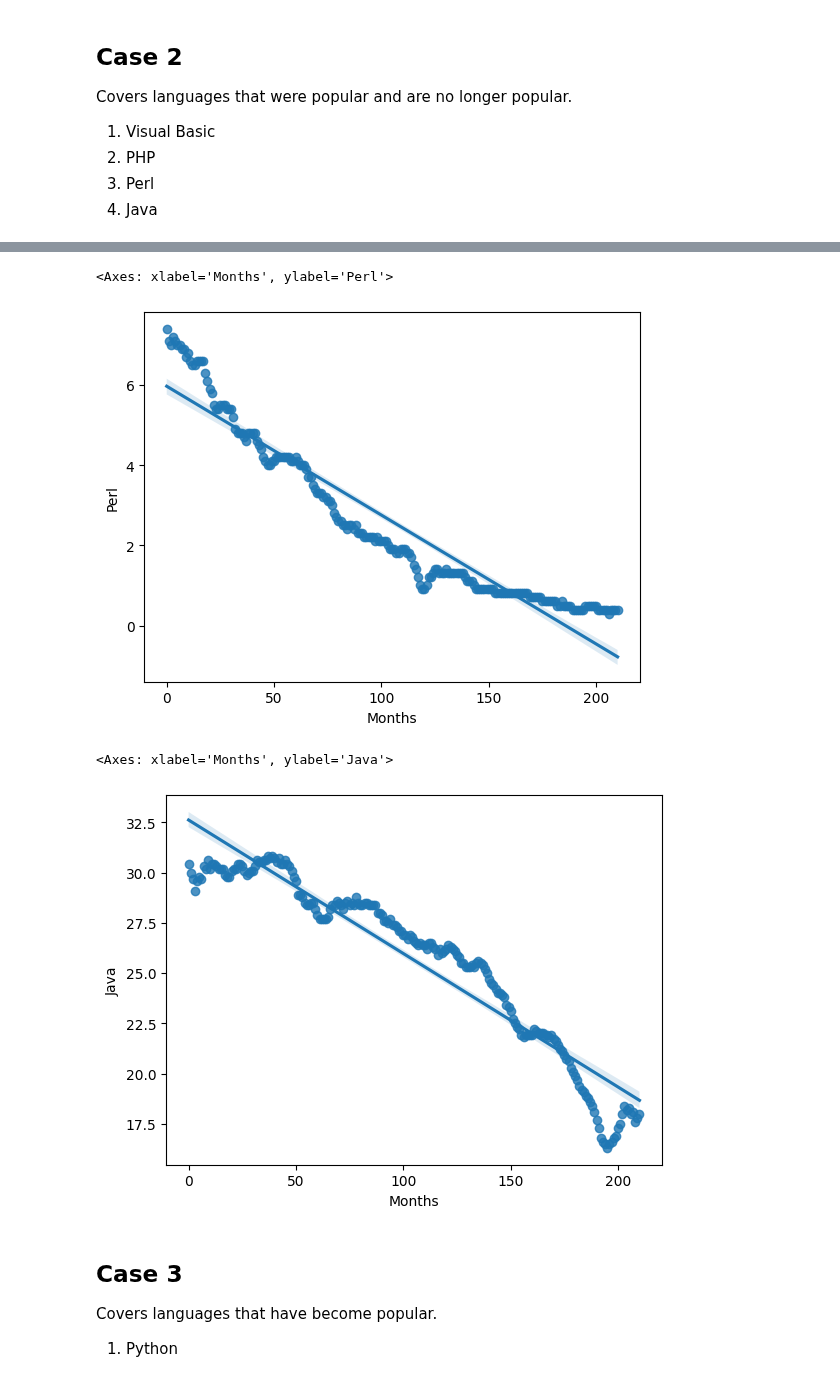
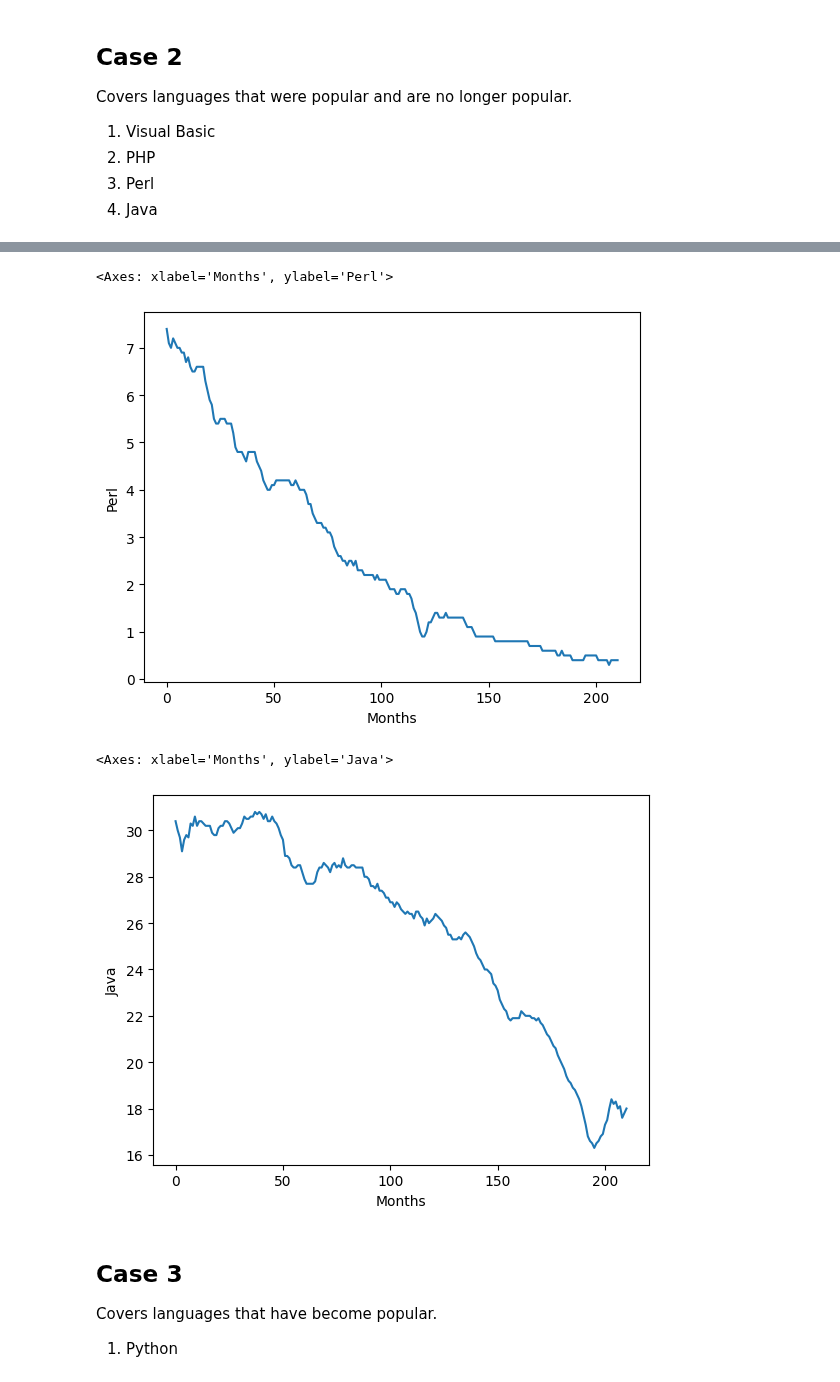
Before and after one commit to 0thorderlogic/smalldata, a Jupyter notebook: main.ipynb, the cells around one changed output, grey strips where cells are left out. Drawn from its saved outputs; the diff is of its cells as text; code cells hidden in the pictures.

```diff
--- a/main.ipynb
+++ b/main.ipynb
@@ -38,13 +38,13 @@ sb.regplot(x='Months', y='PHP', data = data)
 # %%
-sb.regplot(x='Months', y='Perl', data = data)
+sb.lineplot(x='Months', y='Perl', data = data)
 # %% [output]
 <Axes: xlabel='Months', ylabel='Perl'>
-[figure, old version]
+[figure, new version]
 # %%
-sb.regplot(x='Months', y='Java', data = data)
+sb.lineplot(x='Months', y='Java', data = data)
 # %% [output]
 <Axes: xlabel='Months', ylabel='Java'>
-[figure, old version]
+[figure, new version]
 # %% [markdown]
 ## Case 3
 
```
Also changed, not shown: parts of 26 cells of this notebook, 4 other files.
